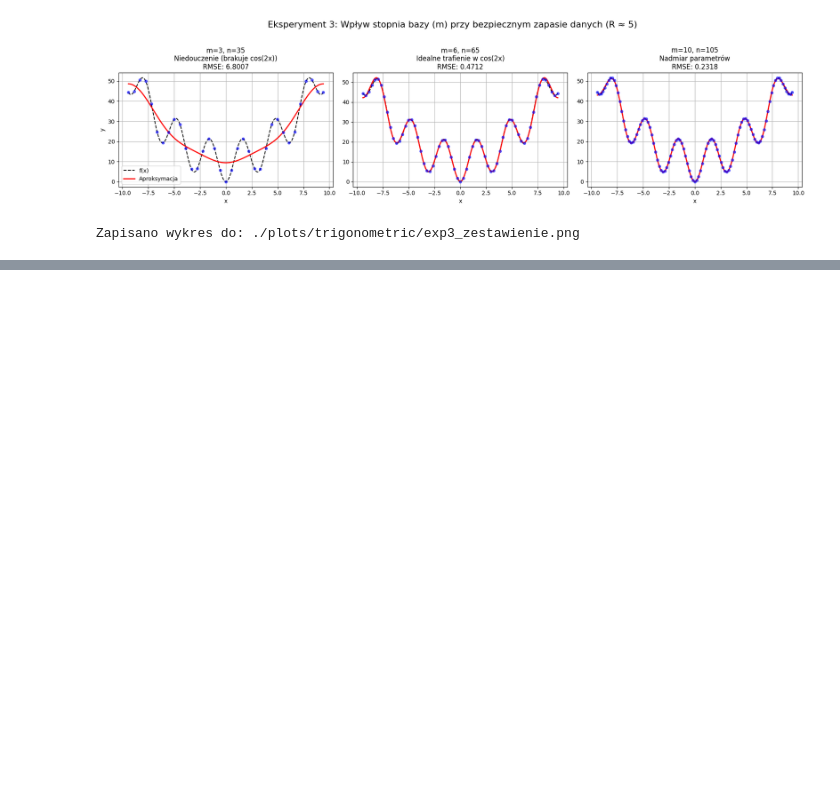
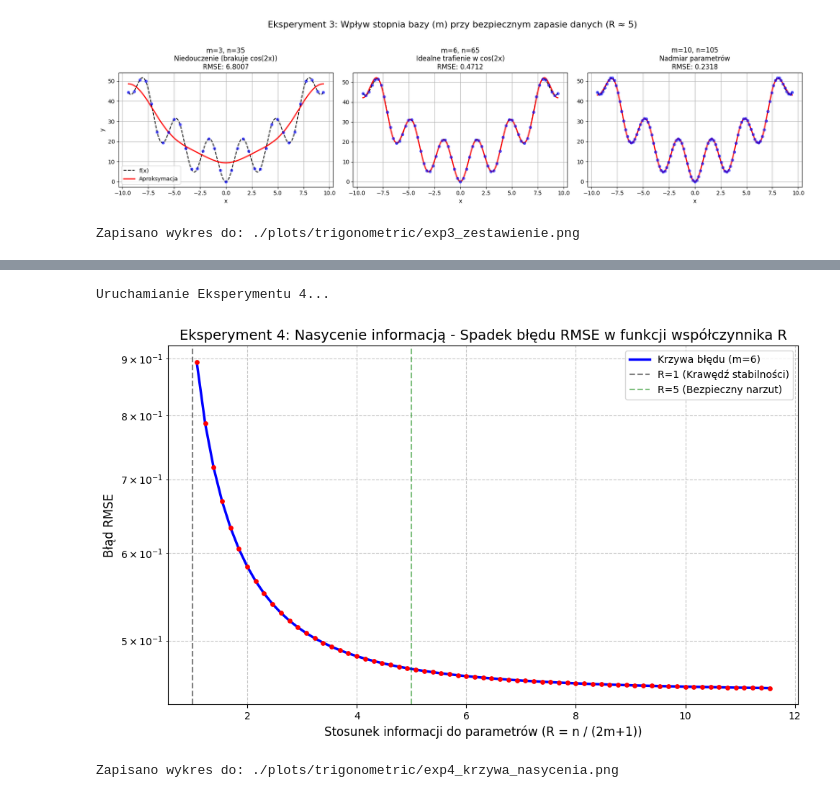
Before and after one commit to Veexeq/MOwNiT, a Jupyter notebook: lab6-trig-approx/main.ipynb, the cells around one changed output, grey strips where cells are left out. Drawn from its saved outputs; the diff is of its cells as text; code cells hidden in the pictures; blank space fills up the shorter version.

```diff
--- a/lab6-trig-approx/main.ipynb
+++ b/lab6-trig-approx/main.ipynb
@@ -280,0 +292,58 @@ Zapisano wykres do: ./plots/trigonometric/exp3_zestawienie.png
+# %%
+# ==========================================
+# EKSPERYMENT 4: Nasycenie informacją
+# ==========================================
+print("Uruchamianie Eksperymentu 4...")
+
+m4 = 6
+num_basis4 = 2 * m4 + 1  # 13 funkcji bazowych
+basis4 = get_trig_basis(m4)
+
+# Tworzymy gęstą tablicę wartości n do przetestowania (od 14 do 150)
+n_values = np.arange(14, 151, 2)
+rmse_values = []
+r_values = []
+
+for n_test in n_values:
+    x_nodes_test = np.linspace(a, b, n_test)
+    y_nodes_test = f(x_nodes_test)
+
+    # Rozwiązujemy i liczymy błąd
+    coeffs_test = solve_approximation(x_nodes_test, y_nodes_test, basis4)
+    y_approx_test = evaluate_model(x_dense, coeffs_test, basis4)
+    rmse_test = np.sqrt(calculate_mse(y_true_dense, y_approx_test))
+
+    rmse_values.append(rmse_test)
+    r_values.append(n_test / num_basis4)
+
+plt.figure(figsize=(10, 6))
+
+# Rysujemy główną krzywą
+plt.plot(r_values, rmse_values, 'b-', linewidth=2.5, label=f'Krzywa błędu (m={m4})')
+plt.scatter(r_values, rmse_values, color='red', s=15, zorder=5)
+
+# Dodajemy pomocnicze linie analityczne
+plt.axvline(x=1.0, color='k', linestyle='--', alpha=0.5, label='R=1 (Krawędź stabilności)')
+plt.axvline(x=5.0, color='g', linestyle='--', alpha=0.5, label='R=5 (Bezpieczny narzut)')
+
+plt.title('Eksperyment 4: Nasycenie informacją - Spadek błędu RMSE w funkcji współczynnika R', fontsize=14)
+plt.xlabel('Stosunek informacji do parametrów (R = n / (2m+1))', fontsize=12)
+plt.ylabel('Błąd RMSE', fontsize=12)
+
+# Zmieniamy skalę Y na logarytmiczną, aby lepiej pokazać stabilizację błędu
+plt.yscale('log')
+plt.grid(True, which="both", ls="--", alpha=0.7)
+plt.legend()
+
+os.makedirs("./plots/trigonometric", exist_ok=True)
+path4 = "./plots/trigonometric/exp4_krzywa_nasycenia.png"
+
+plt.tight_layout()
+plt.savefig(path4, dpi=300)
+plt.show()
+
+print(f"Zapisano wykres do: {path4}")
+# %% [output]
+Uruchamianie Eksperymentu 4...
+[figure, added]
+Zapisano wykres do: ./plots/trigonometric/exp4_krzywa_nasycenia.png
```
Also changed, not shown: parts of 5 cells of this notebook, 1 other file.
